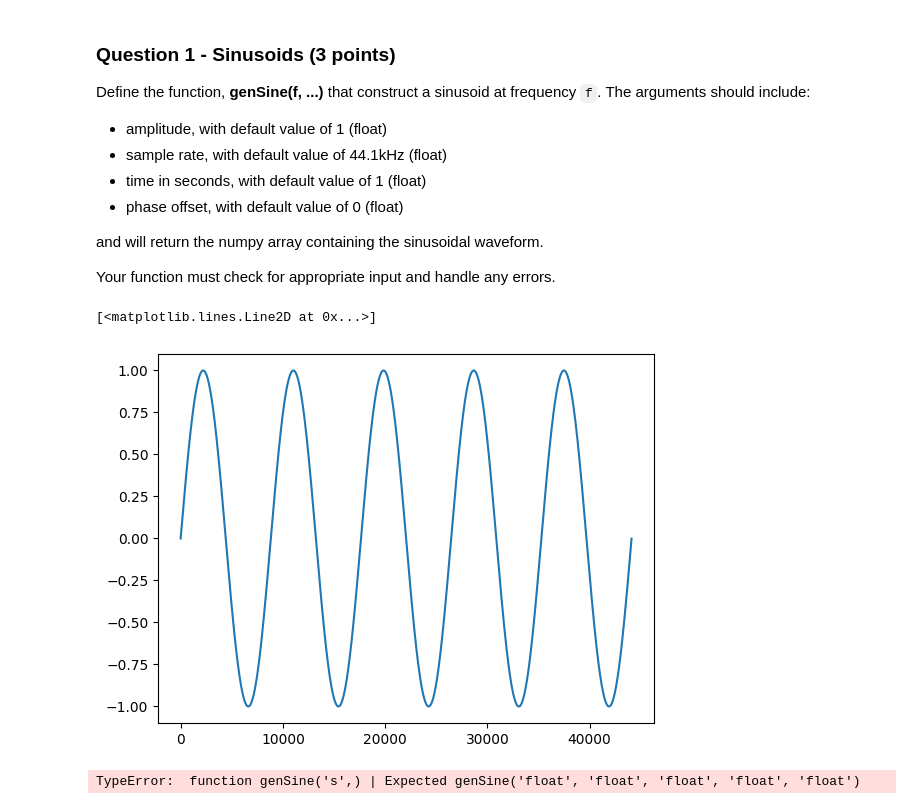
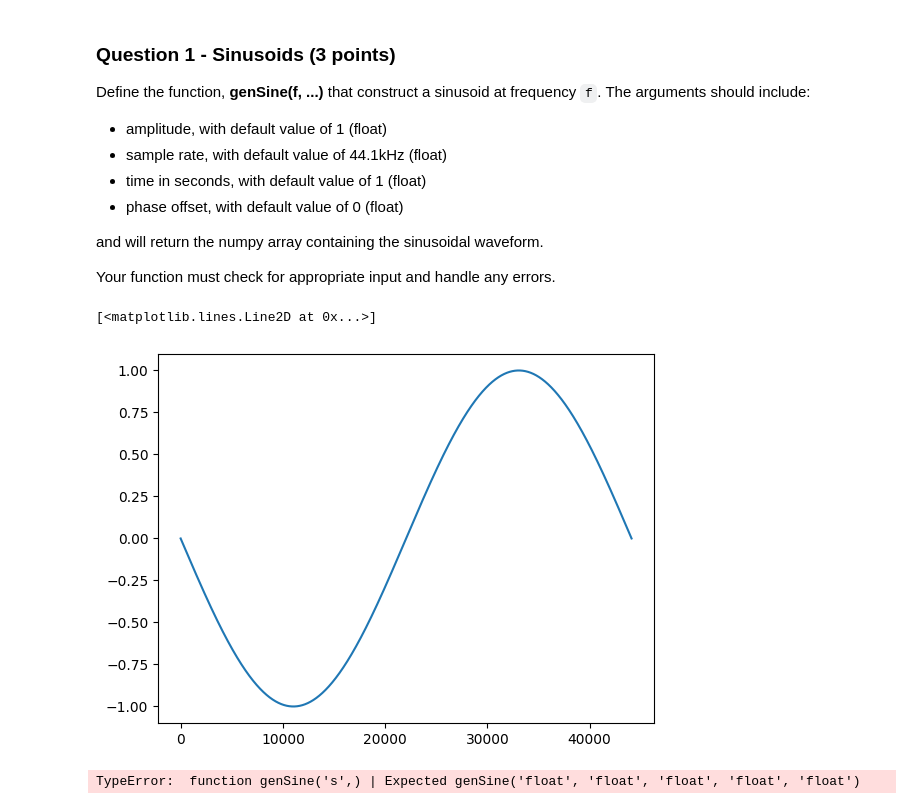
Before and after one commit to SamK65/AudioTechII, a Jupyter notebook: HW/HW1.ipynb, the cells around one changed output. Drawn from its saved outputs; the diff is of its cells as text; code cells hidden in the pictures.

Commit message:
Added value-checking wrapper fuction and suffered

```diff
--- a/HW/HW1.ipynb
+++ b/HW/HW1.ipynb
@@ -46,19 +25,0 @@ def typeCheck(*types):
-# %%
-@typeCheck(float, float, float, float, float)
-def genSine(f, a=1, fs=44100, t=1, phi=0):
-    # checkInput(f, a, fs, t, phi)
-    return a*np.sin(2*np.pi*f*np.arange(0,t,1/fs) + phi)
-
-# What should happen
-# f = 0, a = 0 produces DC offset as desired
-# f < 0, a < 0 produces inverted input as desired
-# fs <= 0, t <= 0 throws exception
-# phi can be anything
-
-# What should happen if our time inputs are negative? Or are 0?
-# What should happen if our frequencies are negative? Or are 0?
-# You should account for actual coding errors and errors that conceptually do not make sense.
-plt.plot(genSine(5))
-# %% [output]
-[<matplotlib.lines.Line2D at 0x...>]
-[figure, removed]
@@ -65,2 +91,19 @@ plt.plot(genSine(5))
+# %%
+# Value handling
+# f = 0, a = 0 produces DC offset as desired
+# f < 0, a < 0 produces inverted input as desired
+# |f| > fs raises exception
+# fs <= 0, t <= 0 raises exception
+# phi can be anything
+@expectTypes(float, float, float, float, float)
+@checkBounds(f=(-fs,fs), fs=(0, None), t=(0, None))
+def genSine(f, a=1, fs=44100, t=1, phi=0):
+    # checkInput(f, a, fs, t, phi)
+    return a*np.sin(2*np.pi*f*np.arange(0,t,1/fs) + phi)
+
+plt.plot(genSine(-1))
+# %% [output]
+[<matplotlib.lines.Line2D at 0x...>]
+[figure, added]
 # %%
 # Error example
```
Also changed, not shown: parts of 7 cells of this notebook.
